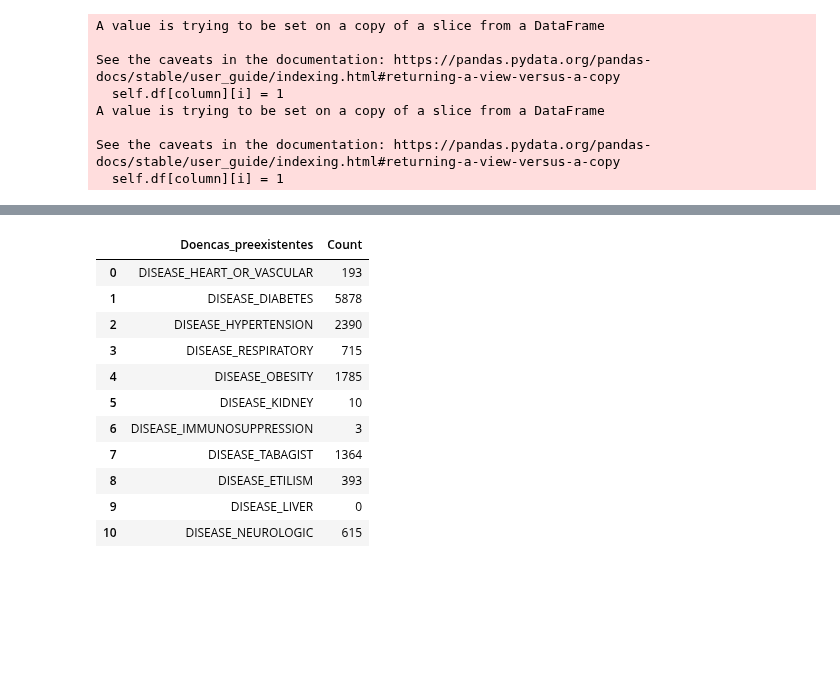
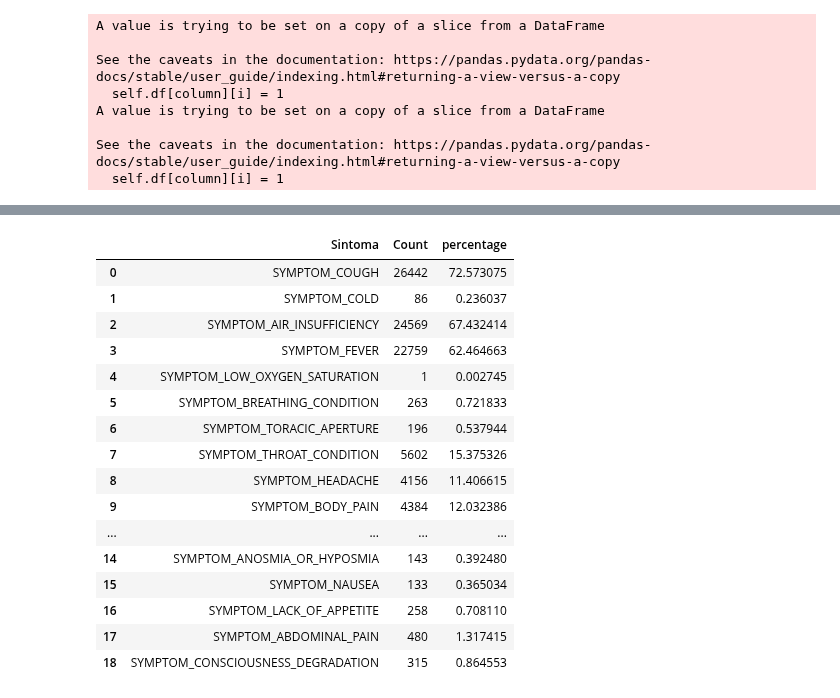
Before and after one commit to bielarnaud/Estudo_dados_de_covid, a Jupyter notebook: Codes/Casos_Graves.ipynb, the cells around one changed output, grey strips where cells are left out. Drawn from its saved outputs; the diff is of its cells as text; code cells hidden in the pictures; blank space fills up the shorter version.

```diff
--- a/Codes/Casos_Graves.ipynb
+++ b/Codes/Casos_Graves.ipynb
@@ -52,15 +17,0 @@ casos_graves.df2
-# %%
-casos_graves.df3
-# %% [output]
-|  | Doencas_preexistentes | Count |
-| 0 | DISEASE_HEART_OR_VASCULAR | 193 |
-| 1 | DISEASE_DIABETES | 5878 |
-| 2 | DISEASE_HYPERTENSION | 2390 |
-| 3 | DISEASE_RESPIRATORY | 715 |
-| 4 | DISEASE_OBESITY | 1785 |
-| 5 | DISEASE_KIDNEY | 10 |
-| 6 | DISEASE_IMMUNOSUPPRESSION | 3 |
-| 7 | DISEASE_TABAGIST | 1364 |
-| 8 | DISEASE_ETILISM | 393 |
-| 9 | DISEASE_LIVER | 0 |
-| 10 | DISEASE_NEUROLOGIC | 615 |
@@ -66,0 +22,20 @@ casos_graves.df3
+# %%
+df2
+# %% [output]
+|  | Sintoma | Count | percentage |
+| 0 | SYMPTOM_COUGH | 26442 | 72.573075 |
+| 1 | SYMPTOM_COLD | 86 | 0.236037 |
+| 2 | SYMPTOM_AIR_INSUFFICIENCY | 24569 | 67.432414 |
+| 3 | SYMPTOM_FEVER | 22759 | 62.464663 |
+| 4 | SYMPTOM_LOW_OXYGEN_SATURATION | 1 | 0.002745 |
+| 5 | SYMPTOM_BREATHING_CONDITION | 263 | 0.721833 |
+| 6 | SYMPTOM_TORACIC_APERTURE | 196 | 0.537944 |
+| 7 | SYMPTOM_THROAT_CONDITION | 5602 | 15.375326 |
+| 8 | SYMPTOM_HEADACHE | 4156 | 11.406615 |
+| 9 | SYMPTOM_BODY_PAIN | 4384 | 12.032386 |
+| ... | ... | ... | ... |
+| 14 | SYMPTOM_ANOSMIA_OR_HYPOSMIA | 143 | 0.392480 |
+| 15 | SYMPTOM_NAUSEA | 133 | 0.365034 |
+| 16 | SYMPTOM_LACK_OF_APPETITE | 258 | 0.708110 |
+| 17 | SYMPTOM_ABDOMINAL_PAIN | 480 | 1.317415 |
+| 18 | SYMPTOM_CONSCIOUSNESS_DEGRADATION | 315 | 0.864553 |
```
Also changed, not shown: parts of 9 cells of this notebook, 1 other file.
